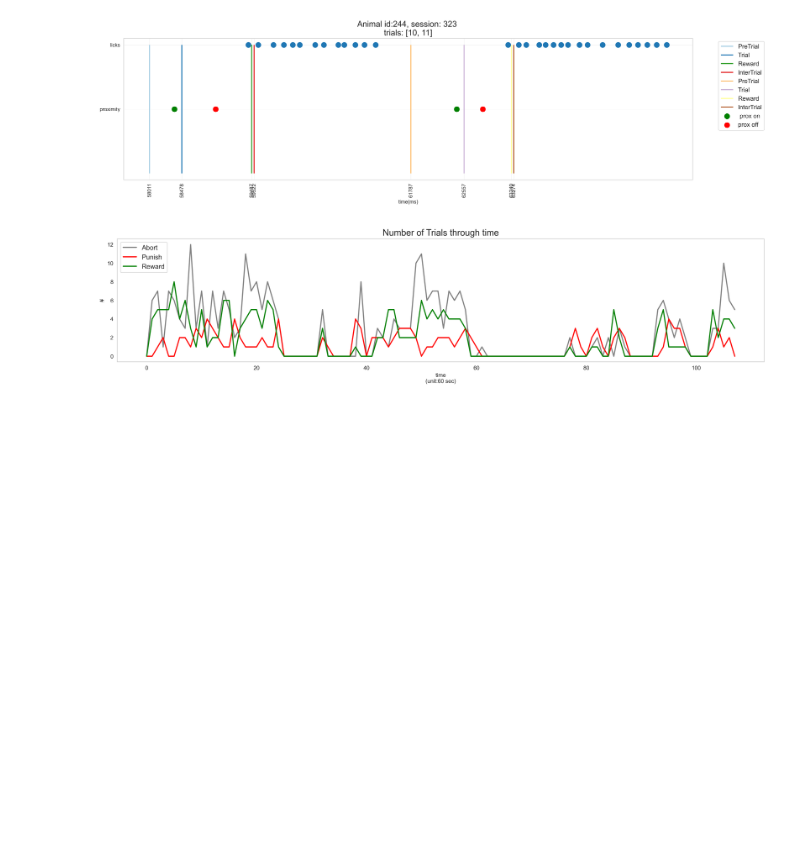
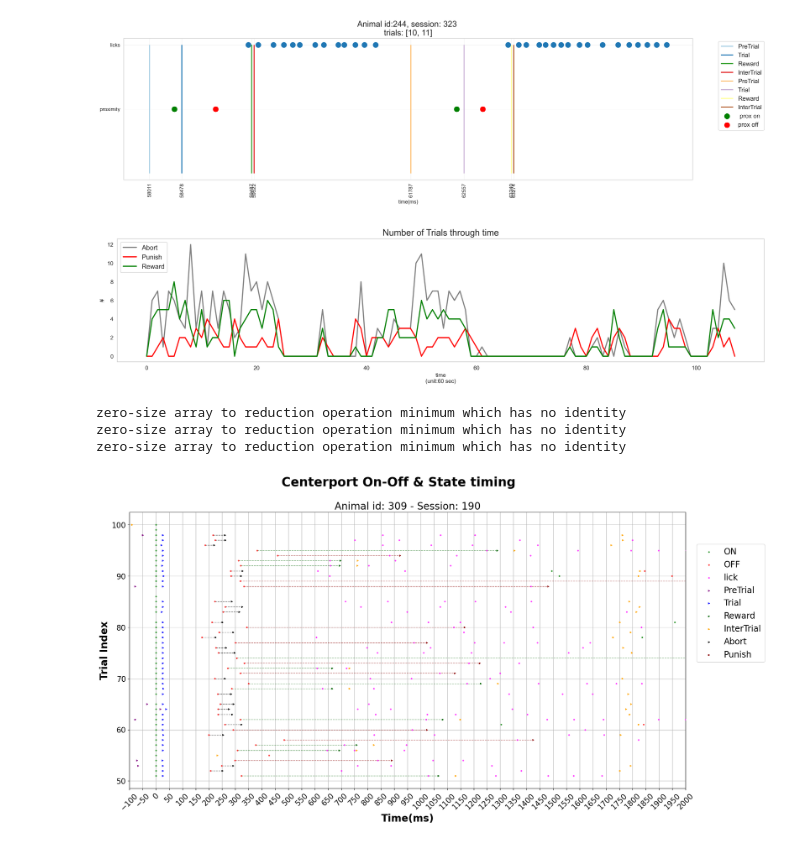
Before and after one commit to ef-lab/ethopy_analysis, a Jupyter notebook: examples/session_analysis_example.ipynb, the cells around one changed output. Saved outputs shown, nothing was run; the diff lists cells and outputs as text; code cells hidden in the pictures; blank space fills up the shorter version.

Commit message:
Visualization of centerport ON-OFF signals + trial states as a function of time during a single session

```diff
--- a/examples/session_analysis_example.ipynb
+++ b/examples/session_analysis_example.ipynb
@@ -204,0 +359,7 @@ plot_states_in_time(animal_id, session, seconds=60)
+# %%
+on_off_sess_states(309, 190)
+# %% [output]
+zero-size array to reduction operation minimum which has no identity
+zero-size array to reduction operation minimum which has no identity
+zero-size array to reduction operation minimum which has no identity
+[figure, added]
```
Also changed, not shown: parts of 1 cell of this notebook.
